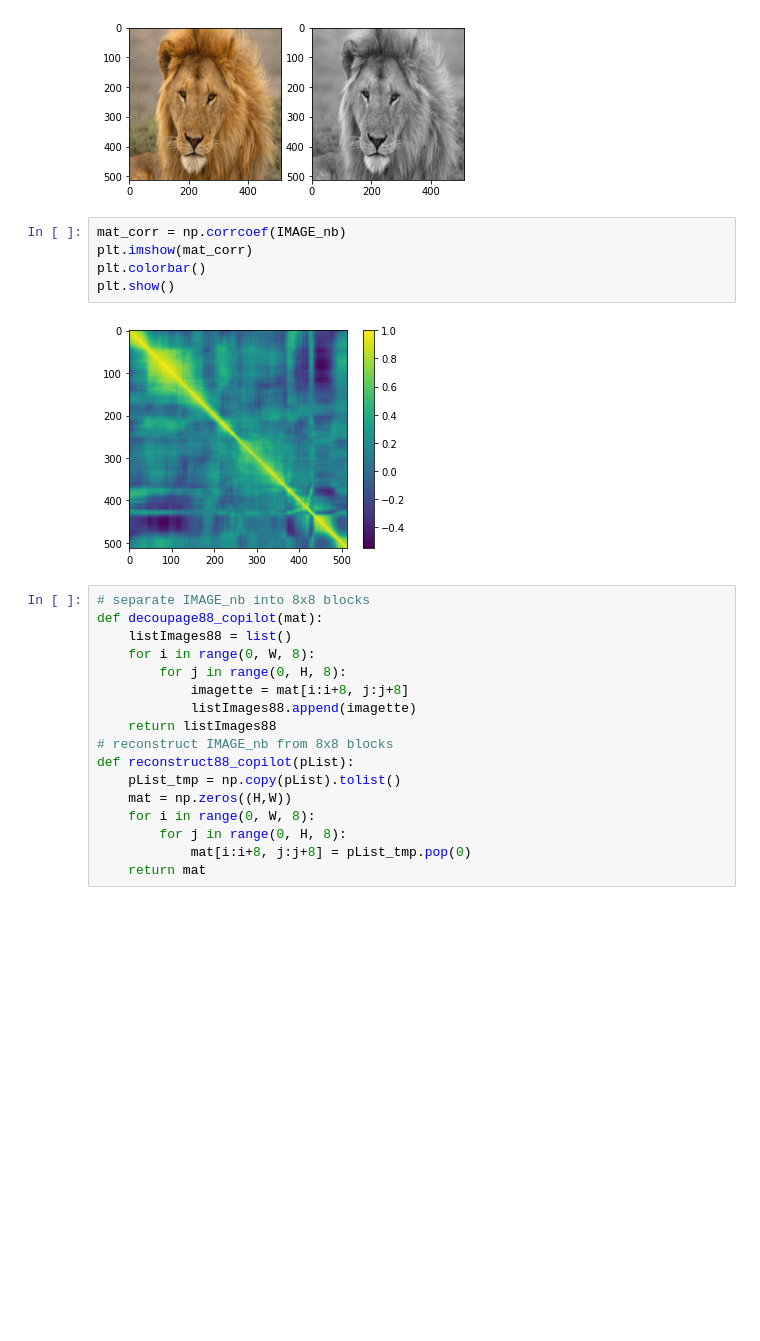
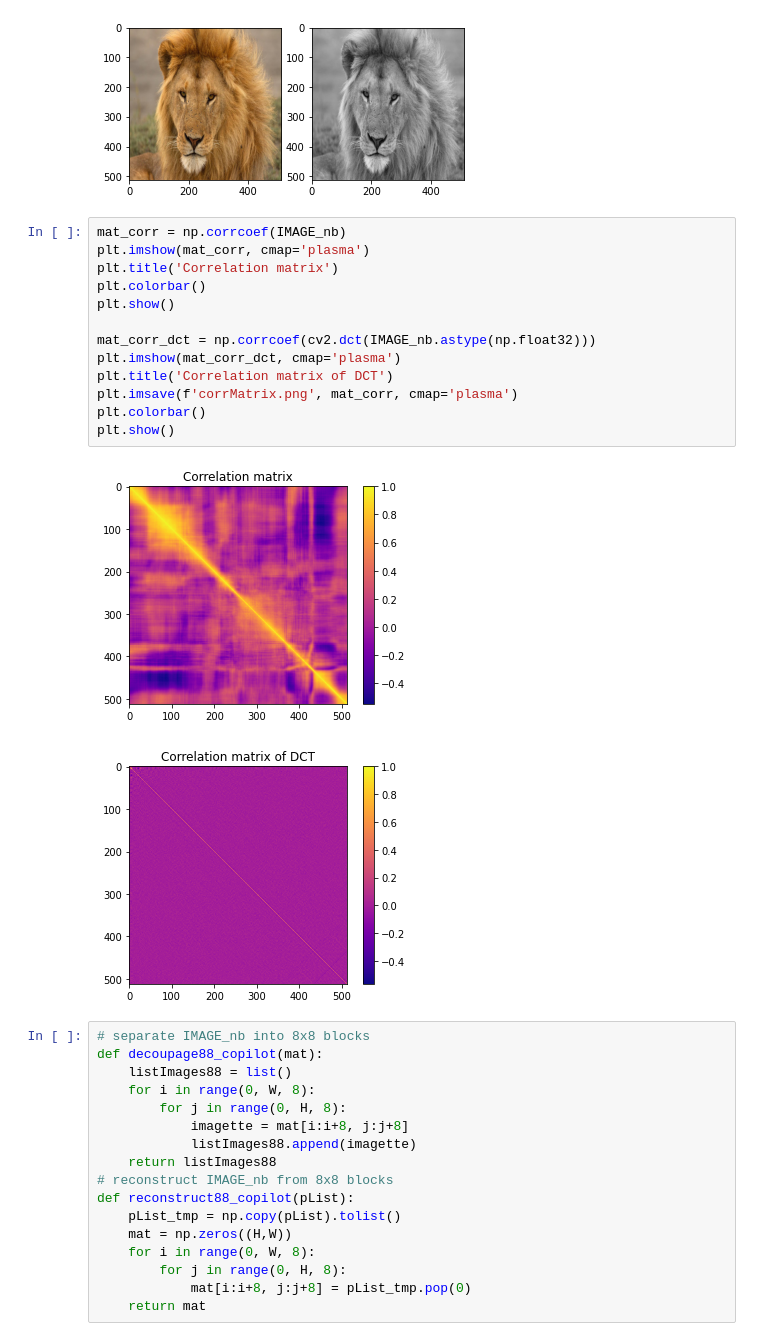
Before and after one commit to AdrienHrdz/compression, a Jupyter notebook: tp_nv_depart.ipynb, the cells around one changed output. Drawn from its saved outputs; the diff is of its cells as text; blank space fills up the shorter version.

```diff
--- a/tp_nv_depart.ipynb
+++ b/tp_nv_depart.ipynb
@@ -23,13 +23,22 @@ cv2.imwrite('06_nb.png', IMAGE_nb)
 plt.show()
 # %% [output]
 [figure]
-# %%
-mat_corr = np.corrcoef(IMAGE_nb)
-plt.imshow(mat_corr)
-plt.colorbar()
-plt.show()
-# %% [output]
-[figure, removed]
+# %%
+mat_corr = np.corrcoef(IMAGE_nb)
+plt.imshow(mat_corr, cmap='plasma')
+plt.title('Correlation matrix')
+plt.colorbar()
+plt.show()
+
+mat_corr_dct = np.corrcoef(cv2.dct(IMAGE_nb.astype(np.float32)))
+plt.imshow(mat_corr_dct, cmap='plasma')
+plt.title('Correlation matrix of DCT')
+plt.imsave(f'corrMatrix.png', mat_corr, cmap='plasma')
+plt.colorbar()
+plt.show()
+# %% [output]
+[figure, added]
+[figure, added]
 # %%
 # separate IMAGE_nb into 8x8 blocks
 def decoupage88_copilot(mat):
```
Also changed, not shown: parts of 10 cells of this notebook, 10 other files.
